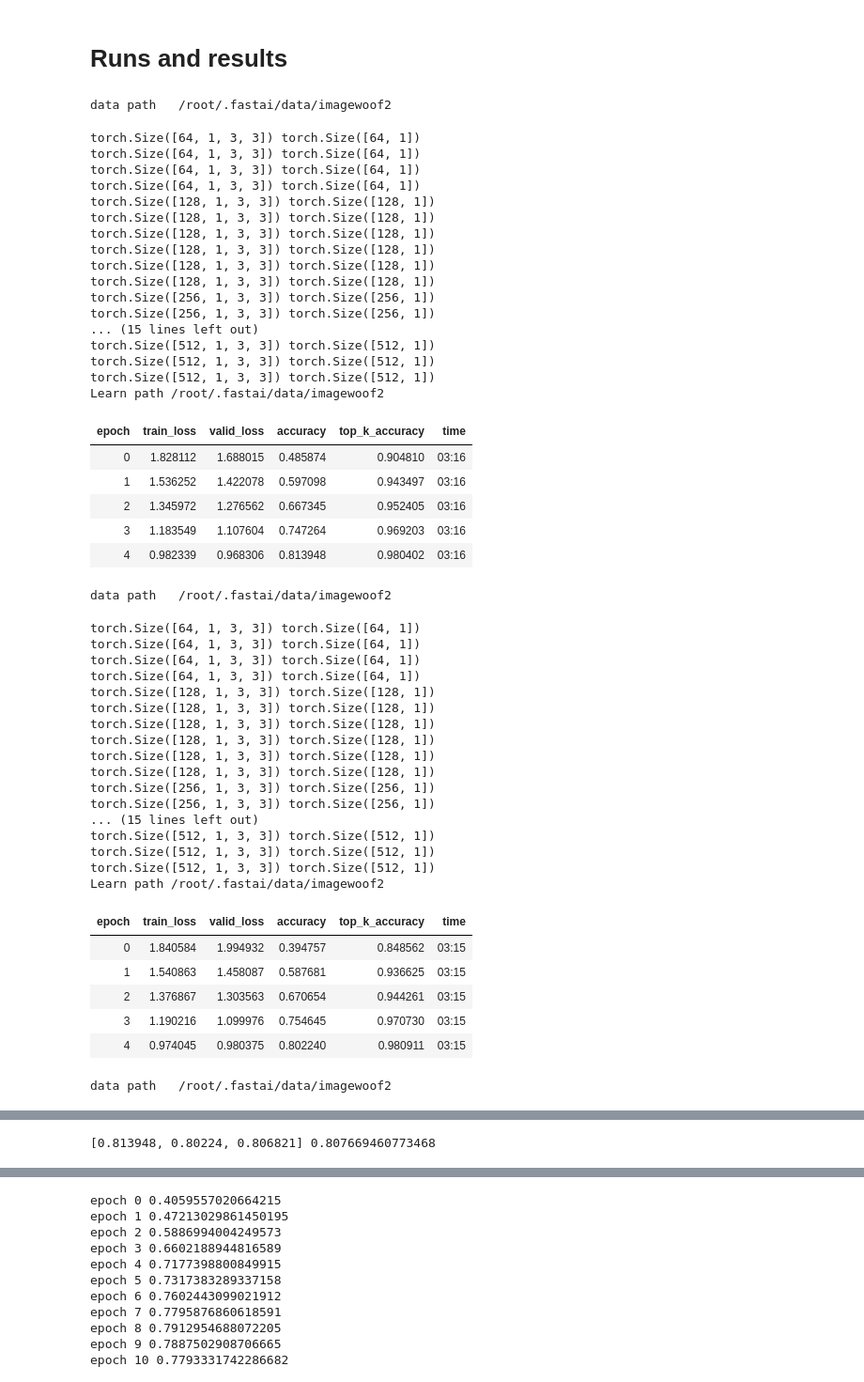
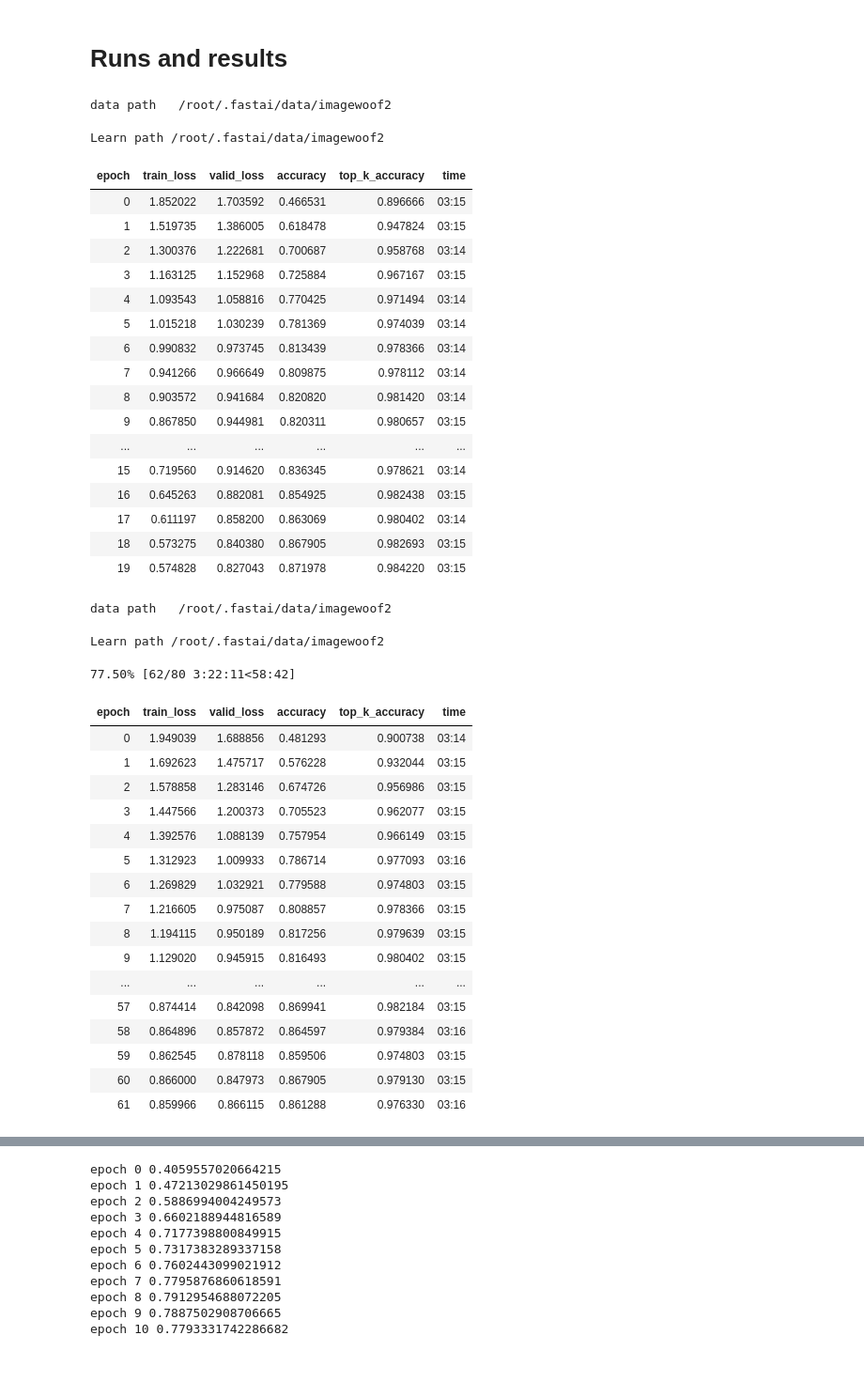
Before and after one commit to liuyao12/Ranger-Mish-ImageWoof-5, a Jupyter notebook: Woof_128_ConvTwist_mix.ipynb, the cells around one changed output, grey strips where cells are left out. Shown: that part at 94% size. Cells and saved outputs as stored; diff of their text form; code cells hidden in the pictures.

```diff
--- a/Woof_128_ConvTwist_mix.ipynb
+++ b/Woof_128_ConvTwist_mix.ipynb
@@ -227,59 +227,49 @@ model.sa = True
 # Runs and results
 # %%
 res = []
-for e in [5]*3:
+for e in [20,80]:
     mixup=0 if e<=20 else 0.2
     learn = get_learn(model=model, size=192, bs=32, mixup=mixup)
     learn.fit_fc(e, lr=4e-3, moms=(0.95,0.95), start_pct=0.72)
     res += [learn.recorder.metrics[-1][0].item()]
 print([round(x, 6) for x in res], sum(res)/len(res))
 # %% [output]
 data path   /root/.fastai/data/imagewoof2
-torch.Size([64, 1, 3, 3]) torch.Size([64, 1])
-torch.Size([64, 1, 3, 3]) torch.Size([64, 1])
-torch.Size([64, 1, 3, 3]) torch.Size([64, 1])
-torch.Size([64, 1, 3, 3]) torch.Size([64, 1])
-torch.Size([128, 1, 3, 3]) torch.Size([128, 1])
-torch.Size([128, 1, 3, 3]) torch.Size([128, 1])
-torch.Size([128, 1, 3, 3]) torch.Size([128, 1])
-torch.Size([128, 1, 3, 3]) torch.Size([128, 1])
-torch.Size([128, 1, 3, 3]) torch.Size([128, 1])
-torch.Size([128, 1, 3, 3]) torch.Size([128, 1])
-torch.Size([256, 1, 3, 3]) torch.Size([256, 1])
-torch.Size([256, 1, 3, 3]) torch.Size([256, 1])
-... (15 lines left out)
-torch.Size([512, 1, 3, 3]) torch.Size([512, 1])
-torch.Size([512, 1, 3, 3]) torch.Size([512, 1])
-torch.Size([512, 1, 3, 3]) torch.Size([512, 1])
 Learn path /root/.fastai/data/imagewoof2
 | epoch | train_loss | valid_loss | accuracy | top_k_accuracy | time |
-| 0 | 1.828112 | 1.688015 | 0.485874 | 0.904810 | 03:16 |
-| 1 | 1.536252 | 1.422078 | 0.597098 | 0.943497 | 03:16 |
-| 2 | 1.345972 | 1.276562 | 0.667345 | 0.952405 | 03:16 |
-| 3 | 1.183549 | 1.107604 | 0.747264 | 0.969203 | 03:16 |
-| 4 | 0.982339 | 0.968306 | 0.813948 | 0.980402 | 03:16 |
+| 0 | 1.852022 | 1.703592 | 0.466531 | 0.896666 | 03:15 |
+| 1 | 1.519735 | 1.386005 | 0.618478 | 0.947824 | 03:15 |
+| 2 | 1.300376 | 1.222681 | 0.700687 | 0.958768 | 03:14 |
+| 3 | 1.163125 | 1.152968 | 0.725884 | 0.967167 | 03:15 |
+| 4 | 1.093543 | 1.058816 | 0.770425 | 0.971494 | 03:14 |
+| 5 | 1.015218 | 1.030239 | 0.781369 | 0.974039 | 03:14 |
+| 6 | 0.990832 | 0.973745 | 0.813439 | 0.978366 | 03:14 |
+| 7 | 0.941266 | 0.966649 | 0.809875 | 0.978112 | 03:14 |
+| 8 | 0.903572 | 0.941684 | 0.820820 | 0.981420 | 03:14 |
+| 9 | 0.867850 | 0.944981 | 0.820311 | 0.980657 | 03:15 |
+| ... | ... | ... | ... | ... | ... |
+| 15 | 0.719560 | 0.914620 | 0.836345 | 0.978621 | 03:14 |
+| 16 | 0.645263 | 0.882081 | 0.854925 | 0.982438 | 03:15 |
+| 17 | 0.611197 | 0.858200 | 0.863069 | 0.980402 | 03:14 |
+| 18 | 0.573275 | 0.840380 | 0.867905 | 0.982693 | 03:15 |
+| 19 | 0.574828 | 0.827043 | 0.871978 | 0.984220 | 03:15 |
 data path   /root/.fastai/data/imagewoof2
-torch.Size([64, 1, 3, 3]) torch.Size([64, 1])
-torch.Size([64, 1, 3, 3]) torch.Size([64, 1])
-torch.Size([64, 1, 3, 3]) torch.Size([64, 1])
-torch.Size([64, 1, 3, 3]) torch.Size([64, 1])
-torch.Size([128, 1, 3, 3]) torch.Size([128, 1])
-torch.Size([128, 1, 3, 3]) torch.Size([128, 1])
-torch.Size([128, 1, 3, 3]) torch.Size([128, 1])
-torch.Size([128, 1, 3, 3]) torch.Size([128, 1])
-torch.Size([128, 1, 3, 3]) torch.Size([128, 1])
-torch.Size([128, 1, 3, 3]) torch.Size([128, 1])
-torch.Size([256, 1, 3, 3]) torch.Size([256, 1])
-torch.Size([256, 1, 3, 3]) torch.Size([256, 1])
-... (15 lines left out)
-torch.Size([512, 1, 3, 3]) torch.Size([512, 1])
-torch.Size([512, 1, 3, 3]) torch.Size([512, 1])
-torch.Size([512, 1, 3, 3]) torch.Size([512, 1])
 Learn path /root/.fastai/data/imagewoof2
+77.50% [62/80 3:22:11<58:42]
 | epoch | train_loss | valid_loss | accuracy | top_k_accuracy | time |
-| 0 | 1.840584 | 1.994932 | 0.394757 | 0.848562 | 03:15 |
-| 1 | 1.540863 | 1.458087 | 0.587681 | 0.936625 | 03:15 |
-| 2 | 1.376867 | 1.303563 | 0.670654 | 0.944261 | 03:15 |
-| 3 | 1.190216 | 1.099976 | 0.754645 | 0.970730 | 03:15 |
-| 4 | 0.974045 | 0.980375 | 0.802240 | 0.980911 | 03:15 |
+| 0 | 1.949039 | 1.688856 | 0.481293 | 0.900738 | 03:14 |
+| 1 | 1.692623 | 1.475717 | 0.576228 | 0.932044 | 03:15 |
+| 2 | 1.578858 | 1.283146 | 0.674726 | 0.956986 | 03:15 |
+| 3 | 1.447566 | 1.200373 | 0.705523 | 0.962077 | 03:15 |
+| 4 | 1.392576 | 1.088139 | 0.757954 | 0.966149 | 03:15 |
+| 5 | 1.312923 | 1.009933 | 0.786714 | 0.977093 | 03:16 |
+| 6 | 1.269829 | 1.032921 | 0.779588 | 0.974803 | 03:15 |
+| 7 | 1.216605 | 0.975087 | 0.808857 | 0.978366 | 03:15 |
+| 8 | 1.194115 | 0.950189 | 0.817256 | 0.979639 | 03:15 |
+| 9 | 1.129020 | 0.945915 | 0.816493 | 0.980402 | 03:15 |
+| ... | ... | ... | ... | ... | ... |
+| 57 | 0.874414 | 0.842098 | 0.869941 | 0.982184 | 03:15 |
+| 58 | 0.864896 | 0.857872 | 0.864597 | 0.979384 | 03:16 |
+| 59 | 0.862545 | 0.878118 | 0.859506 | 0.974803 | 03:15 |
+| 60 | 0.866000 | 0.847973 | 0.867905 | 0.979130 | 03:15 |
+| 61 | 0.859966 | 0.866115 | 0.861288 | 0.976330 | 03:16 |
-data path   /root/.fastai/data/imagewoof2
@@ -309 +276,0 @@ Learn path /root/.fastai/data/imagewoof2
-[0.813948, 0.80224, 0.806821] 0.807669460773468
```
Also changed, not shown: parts of 8 cells of this notebook.
